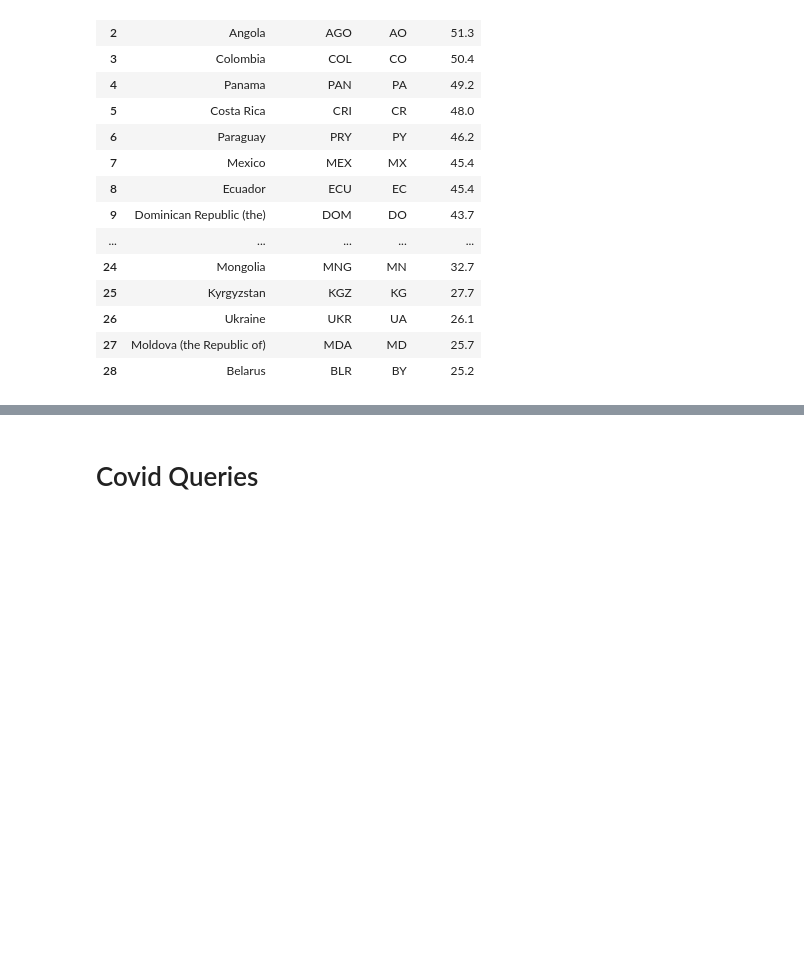
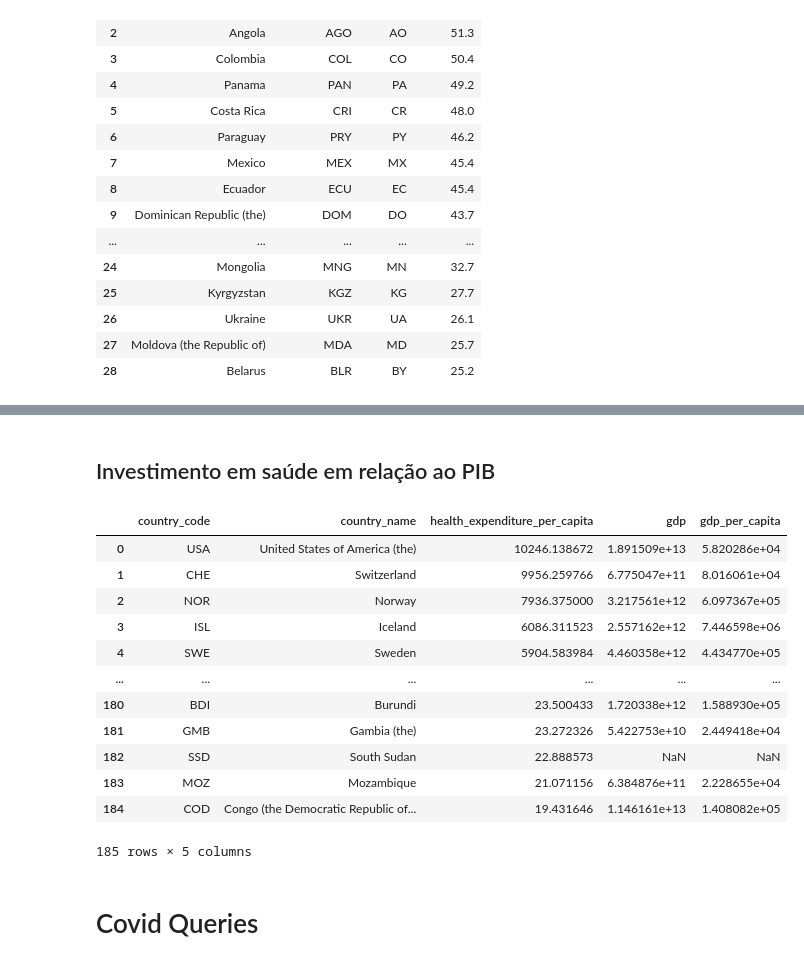
Before and after one commit to leolivrare/MC356-PoltronaDeDados, a Jupyter notebook: stage05/notebooks/WordBank_queries.ipynb, the cells around one changed output, grey strips where cells are left out. Cells and saved outputs as stored; diff of their text form; code cells hidden in the pictures; blank space fills up the shorter version.

```diff
--- a/stage05/notebooks/WordBank_queries.ipynb
+++ b/stage05/notebooks/WordBank_queries.ipynb
@@ -262,3 +385,39 @@ df_gini
+# %% [markdown]
+## Investimento em saúde em relação ao PIB
+# %%
+health_pib_query = """
+select
+h2.country_code,
+cc.country_name,
+h2.health_expenditure_per_capita,
+e.gdp,
+gdp_per_capita
+from health_2017 h2
+inner join
+economics_2017 e on e.country_code = h2.country_code
+inner join
+country_codes as cc on cc.alpha_3 = e.country_code
+where h2.health_expenditure_per_capita is not null
+order by h2.health_expenditure_per_capita desc
+"""
+
+df_health_pib = run_query(health_pib_query, conn, "")
+# %%
+df_health_pib
+# %% [output]
+|  | country_code | country_name | health_expenditure_per_capita | gdp | gdp_per_capita |
+| 0 | USA | United States of America (the) | 10246.138672 | 1.891509e+13 | 5.820286e+04 |
+| 1 | CHE | Switzerland | 9956.259766 | 6.775047e+11 | 8.016061e+04 |
+| 2 | NOR | Norway | 7936.375000 | 3.217561e+12 | 6.097367e+05 |
+| 3 | ISL | Iceland | 6086.311523 | 2.557162e+12 | 7.446598e+06 |
+| 4 | SWE | Sweden | 5904.583984 | 4.460358e+12 | 4.434770e+05 |
+| ... | ... | ... | ... | ... | ... |
+| 180 | BDI | Burundi | 23.500433 | 1.720338e+12 | 1.588930e+05 |
+| 181 | GMB | Gambia (the) | 23.272326 | 5.422753e+10 | 2.449418e+04 |
+| 182 | SSD | South Sudan | 22.888573 | NaN | NaN |
+| 183 | MOZ | Mozambique | 21.071156 | 6.384876e+11 | 2.228655e+04 |
+| 184 | COD | Congo (the Democratic Republic of... | 19.431646 | 1.146161e+13 | 1.408082e+05 |
+185 rows × 5 columns
 # %% [markdown]
 # Covid Queries
 # %% [markdown]
```
Also changed, not shown: parts of 33 cells of this notebook.
